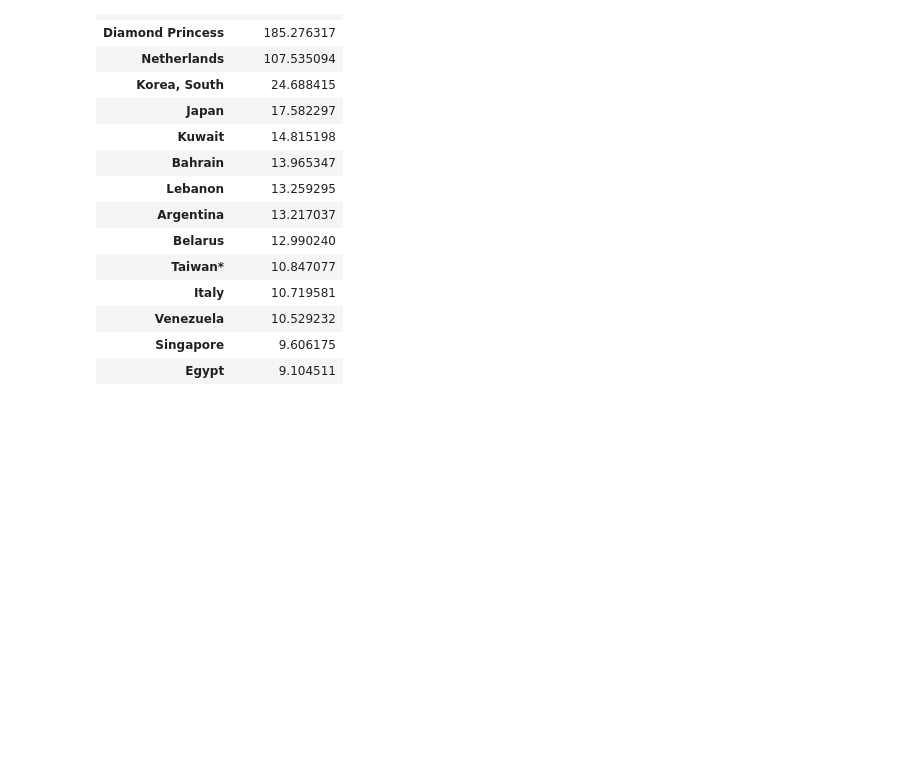
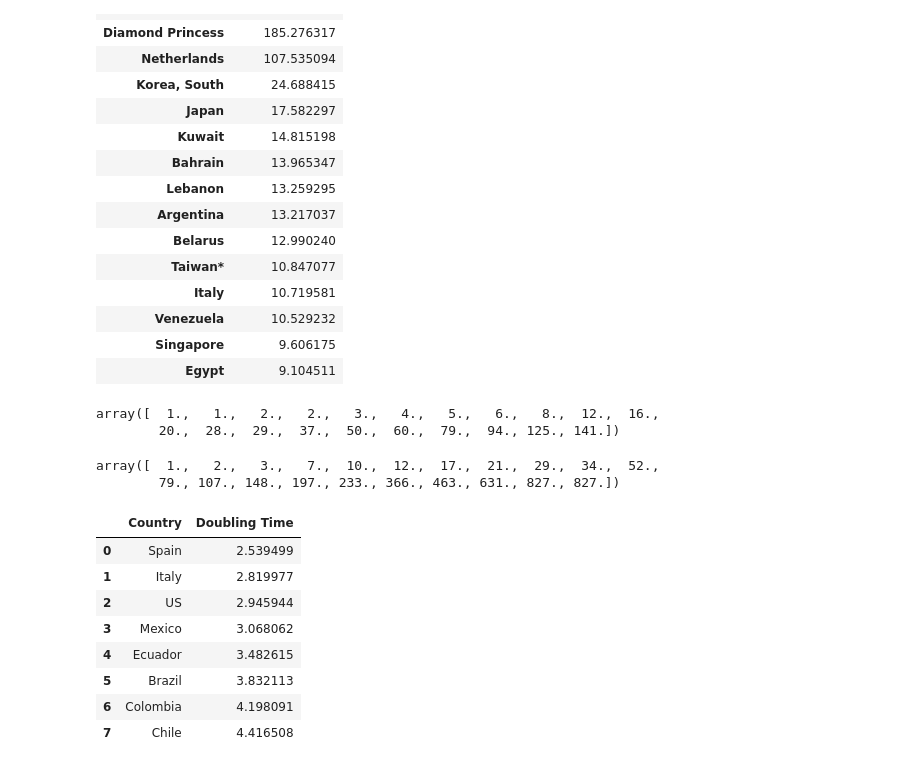
Before and after one commit to CarlosDNieto/Coronavirus-COVID-19, a Jupyter notebook: Coronavirus Global Visualizations and Information.ipynb, the cells around one changed output. Saved outputs shown, nothing was run; the diff lists cells and outputs as text; code cells hidden in the pictures; blank space fills up the shorter version.

Commit message:
added doubling times for mx

```diff
--- a/Coronavirus Global Visualizations and Information.ipynb
+++ b/Coronavirus Global Visualizations and Information.ipynb
@@ -708,3 +708,45 @@ df.sort_values(by='Doubling Time',ascending=False).head(15)
 | Venezuela | 10.529232 |
 | Singapore | 9.606175 |
 | Egypt | 9.104511 |
+# %%
+mx.loc['Mexico'].values
+# %% [output]
+array([  1.,   1.,   2.,   2.,   3.,   4.,   5.,   6.,   8.,  12.,  16.,
+        20.,  28.,  29.,  37.,  50.,  60.,  79.,  94., 125., 141.])
+# %%
+ita.loc['Italy'].values[:21]
+# %% [output]
+array([  1.,   2.,   3.,   7.,  10.,  12.,  17.,  21.,  29.,  34.,  52.,
+        79., 107., 148., 197., 233., 366., 463., 631., 827., 827.])
+# %%
+mx = TimeSeries(deaths_df,'Mexico').data
+ita = TimeSeries(deaths_df,'Italy').data
+us = TimeSeries(deaths_df,'US').data
+spa = TimeSeries(deaths_df,'Spain').data
+
+countries = ['Mexico','Italy','US','Spain','Brazil','Chile','Colombia','Ecuador']
+doubling_times = []
+for co in countries:
+    df = TimeSeries(deaths_df,co).data
+    cases = df.loc[co].values[:21]
+    last_week = cases[-8]
+    current = cases[-1]
+    ratio = current/last_week
+    dbt = 7*np.log(2)/np.log(ratio)
+    doubling_times.append(dbt)
+
+summary = pd.DataFrame({'Doubling Times':doubling_times},index=countries)
+summary = summary.sort_values(by='Doubling Times')
+summary.reset_index(inplace=True)
+summary.columns = ['Country','Doubling Time']
+summary
+# %% [output]
+|  | Country | Doubling Time |
+| 0 | Spain | 2.539499 |
+| 1 | Italy | 2.819977 |
+| 2 | US | 2.945944 |
+| 3 | Mexico | 3.068062 |
+| 4 | Ecuador | 3.482615 |
+| 5 | Brazil | 3.832113 |
+| 6 | Colombia | 4.198091 |
+| 7 | Chile | 4.416508 |
```
